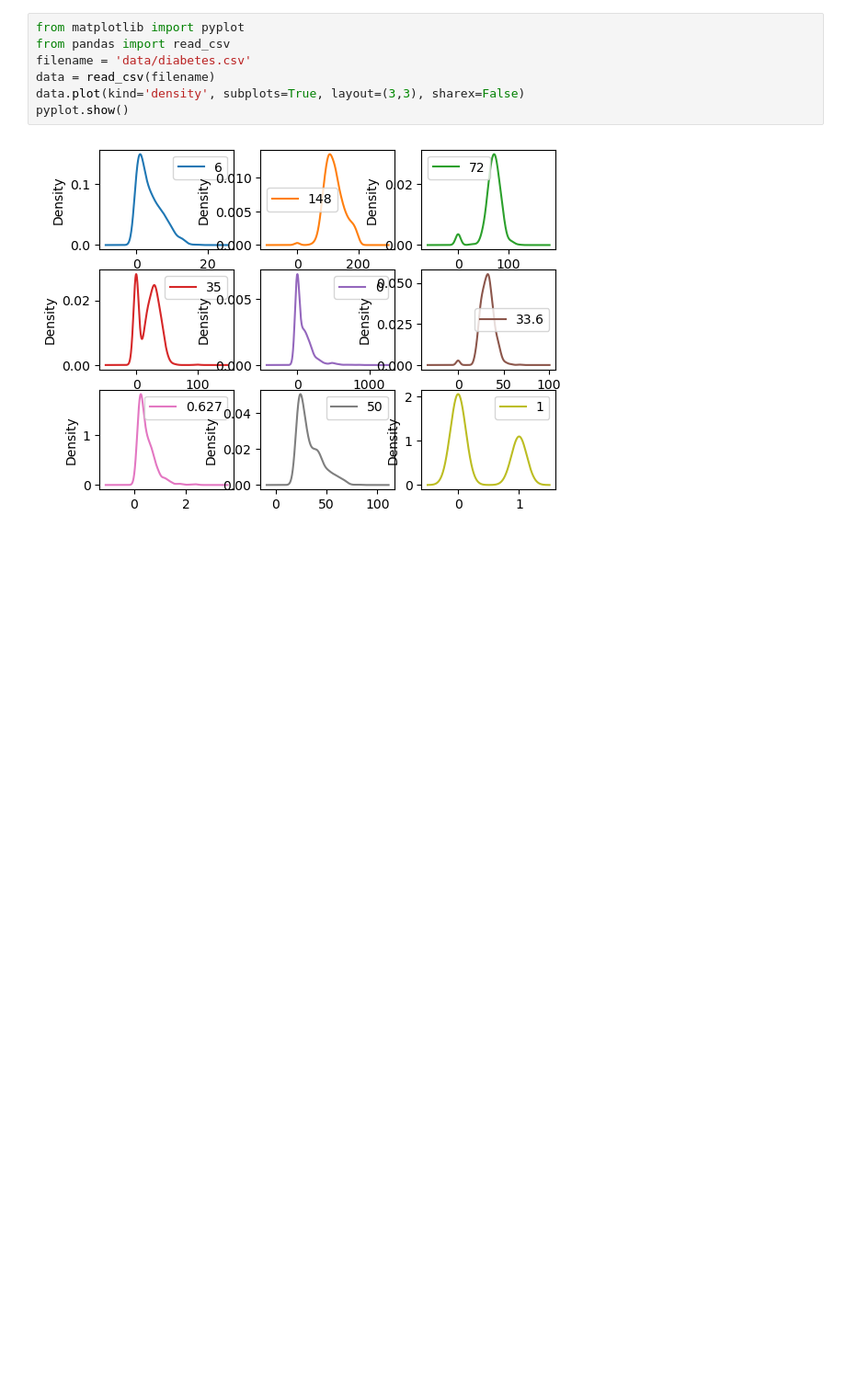
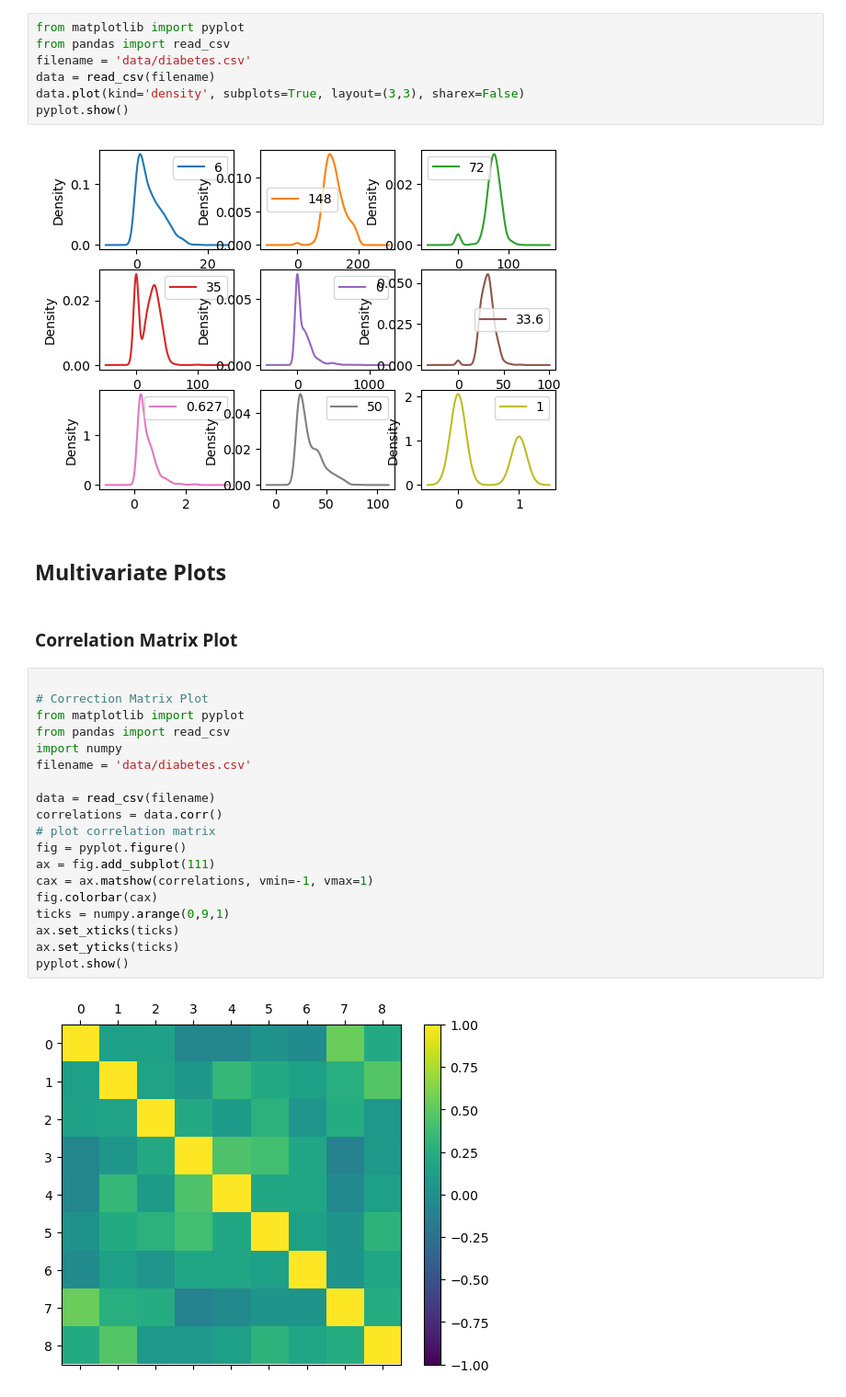
Before and after one commit to MaukanMir/ML-Mastery-Repo, a Jupyter notebook: lessons.ipynb, the cells around one changed output. Shown at 92% size. Saved outputs shown, nothing was run; the diff lists cells and outputs as text; blank space fills up the shorter version.

```diff
--- a/training.ipynb
+++ b/lessons.ipynb
@@ -19,3 +19,28 @@ data.plot(kind='density', subplots=True, layout=(3,3), sharex=False)
 pyplot.show()
 # %% [output]
 [figure]
+# %% [markdown]
+## Multivariate Plots
+# %% [markdown]
+### Correlation Matrix Plot
+# %%
+
+# Correction Matrix Plot
+from matplotlib import pyplot
+from pandas import read_csv
+import numpy
+filename = 'data/diabetes.csv'
+
+data = read_csv(filename)
+correlations = data.corr()
+# plot correlation matrix
+fig = pyplot.figure()
+ax = fig.add_subplot(111)
+cax = ax.matshow(correlations, vmin=-1, vmax=1)
+fig.colorbar(cax)
+ticks = numpy.arange(0,9,1)
+ax.set_xticks(ticks)
+ax.set_yticks(ticks)
+pyplot.show()
+# %% [output]
+[figure, added]
```
Also changed, not shown: parts of 4 cells of this notebook.
